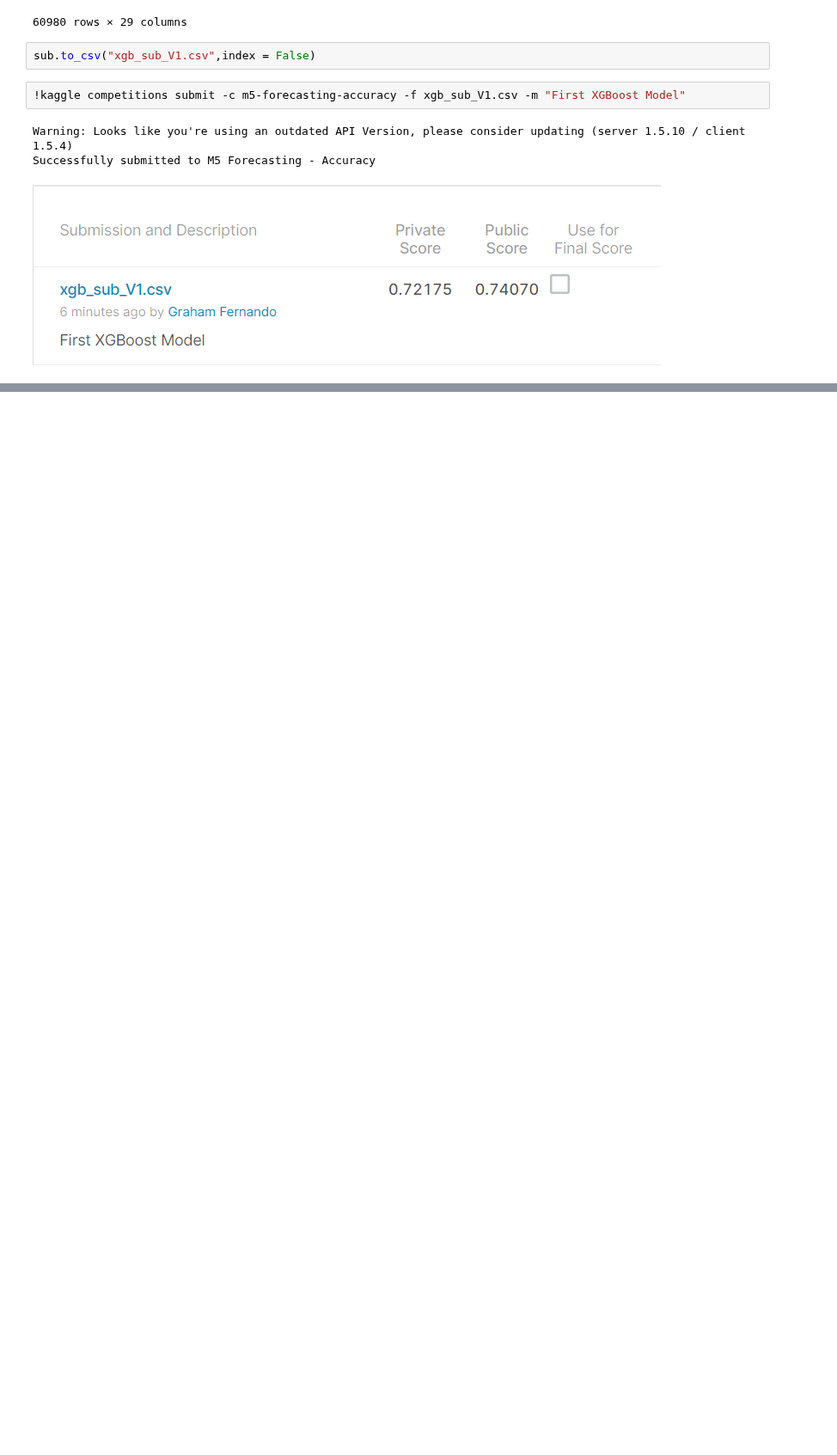
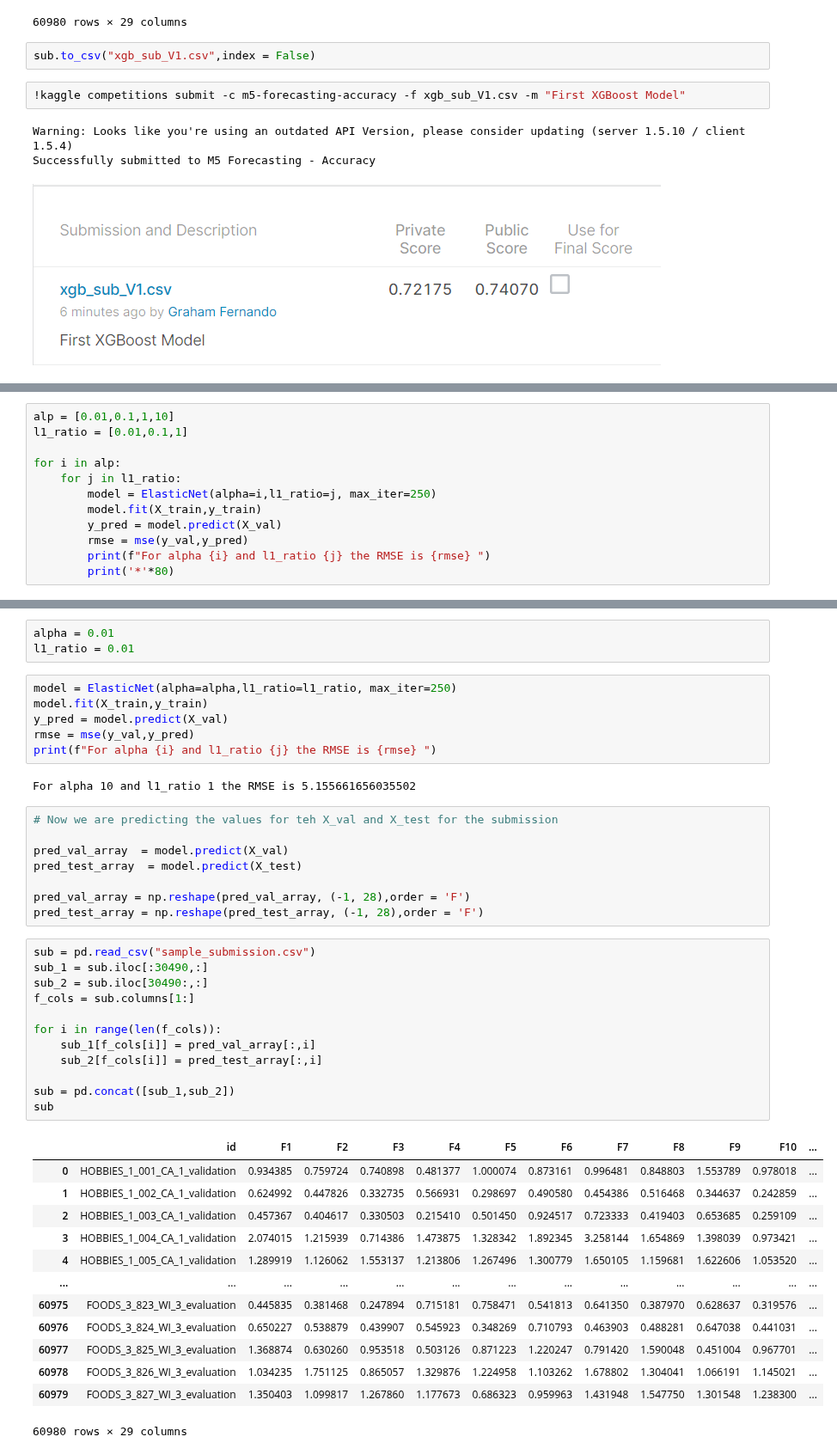
Before and after one commit to vence-andersen/M5-Forecasting-Accuracy, a Jupyter notebook: models.ipynb, the cells around one changed output, grey strips where cells are left out. Shown at 86% size. Cells and saved outputs as stored; diff of their text form; blank space fills up the shorter version.

```diff
--- a/models.ipynb
+++ b/models.ipynb
@@ -434,0 +481,12 @@ Successfully submitted to M5 Forecasting - Accuracy
+# %%
+alp = [0.01,0.1,1,10]
+l1_ratio = [0.01,0.1,1]
+
+for i in alp:
+    for j in l1_ratio:
+        model = ElasticNet(alpha=i,l1_ratio=j, max_iter=250)
+        model.fit(X_train,y_train)
+        y_pred = model.predict(X_val)
+        rmse = mse(y_val,y_pred)
+        print(f"For alpha {i} and l1_ratio {j} the RMSE is {rmse} ")
+        print('*'*80)
@@ -434,0 +511,45 @@ Successfully submitted to M5 Forecasting - Accuracy
+# %%
+alpha = 0.01
+l1_ratio = 0.01
+# %%
+model = ElasticNet(alpha=alpha,l1_ratio=l1_ratio, max_iter=250)
+model.fit(X_train,y_train)
+y_pred = model.predict(X_val)
+rmse = mse(y_val,y_pred)
+print(f"For alpha {i} and l1_ratio {j} the RMSE is {rmse} ")
+# %% [output]
+For alpha 10 and l1_ratio 1 the RMSE is 5.155661656035502
+# %%
+# Now we are predicting the values for teh X_val and X_test for the submission
+
+pred_val_array  = model.predict(X_val)
+pred_test_array  = model.predict(X_test)
+
+pred_val_array = np.reshape(pred_val_array, (-1, 28),order = 'F')
+pred_test_array = np.reshape(pred_test_array, (-1, 28),order = 'F')
+# %%
+sub = pd.read_csv("sample_submission.csv")
+sub_1 = sub.iloc[:30490,:]
+sub_2 = sub.iloc[30490:,:]
+f_cols = sub.columns[1:]
+
+for i in range(len(f_cols)):
+    sub_1[f_cols[i]] = pred_val_array[:,i]
+    sub_2[f_cols[i]] = pred_test_array[:,i]
+
+sub = pd.concat([sub_1,sub_2])
+sub
+# %% [output]
+|  | id | F1 | F2 | F3 | F4 | F5 | F6 | F7 | F8 | F9 | F10 | ... |
+| 0 | HOBBIES_1_001_CA_1_validation | 0.934385 | 0.759724 | 0.740898 | 0.481377 | 1.000074 | 0.873161 | 0.996481 | 0.848803 | 1.553789 | 0.978018 | ... |
+| 1 | HOBBIES_1_002_CA_1_validation | 0.624992 | 0.447826 | 0.332735 | 0.566931 | 0.298697 | 0.490580 | 0.454386 | 0.516468 | 0.344637 | 0.242859 | ... |
+| 2 | HOBBIES_1_003_CA_1_validation | 0.457367 | 0.404617 | 0.330503 | 0.215410 | 0.501450 | 0.924517 | 0.723333 | 0.419403 | 0.653685 | 0.259109 | ... |
+| 3 | HOBBIES_1_004_CA_1_validation | 2.074015 | 1.215939 | 0.714386 | 1.473875 | 1.328342 | 1.892345 | 3.258144 | 1.654869 | 1.398039 | 0.973421 | ... |
+| 4 | HOBBIES_1_005_CA_1_validation | 1.289919 | 1.126062 | 1.553137 | 1.213806 | 1.267496 | 1.300779 | 1.650105 | 1.159681 | 1.622606 | 1.053520 | ... |
+| ... | ... | ... | ... | ... | ... | ... | ... | ... | ... | ... | ... | ... |
+| 60975 | FOODS_3_823_WI_3_evaluation | 0.445835 | 0.381468 | 0.247894 | 0.715181 | 0.758471 | 0.541813 | 0.641350 | 0.387970 | 0.628637 | 0.319576 | ... |
+| 60976 | FOODS_3_824_WI_3_evaluation | 0.650227 | 0.538879 | 0.439907 | 0.545923 | 0.348269 | 0.710793 | 0.463903 | 0.488281 | 0.647038 | 0.441031 | ... |
+| 60977 | FOODS_3_825_WI_3_evaluation | 1.368874 | 0.630260 | 0.953518 | 0.503126 | 0.871223 | 1.220247 | 0.791420 | 1.590048 | 0.451004 | 0.967701 | ... |
+| 60978 | FOODS_3_826_WI_3_evaluation | 1.034235 | 1.751125 | 0.865057 | 1.329876 | 1.224958 | 1.103262 | 1.678802 | 1.304041 | 1.066191 | 1.145021 | ... |
+| 60979 | FOODS_3_827_WI_3_evaluation | 1.350403 | 1.099817 | 1.267860 | 1.177673 | 0.686323 | 0.959963 | 1.431948 | 1.547750 | 1.301548 | 1.238300 | ... |
+60980 rows × 29 columns
```
Also changed, not shown: parts of 47 cells of this notebook.
